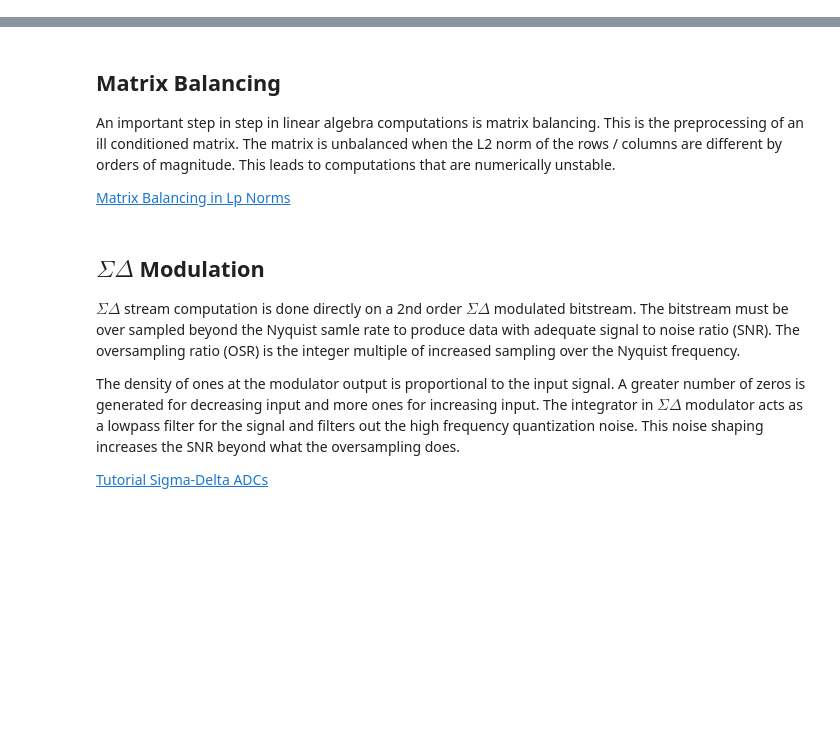
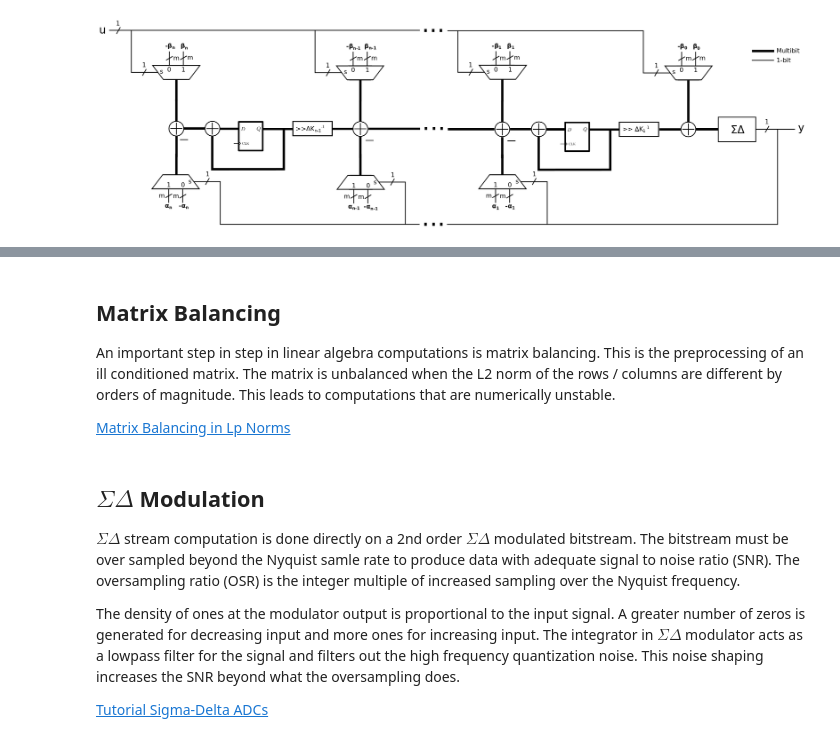
Before and after one commit to forrest-brewer/delta-control, a Jupyter notebook: notebooks/2_sigma_delta_conversion.ipynb, the cells around one changed output, grey strips where cells are left out. Cells and saved outputs as stored; diff of their text form; code cells hidden in the pictures; blank space fills up the shorter version.

```diff
--- a/notebooks/2_sigma_delta_conversion.ipynb
+++ b/notebooks/2_sigma_delta_conversion.ipynb
@@ -0,0 +5,5 @@
+# %%
+from IPython.display import Image
+Image(filename='./Figures/IIR.png')
+# %% [output]
+[figure, added]
```
Also changed, not shown: parts of 21 cells of this notebook, 7 other files.
